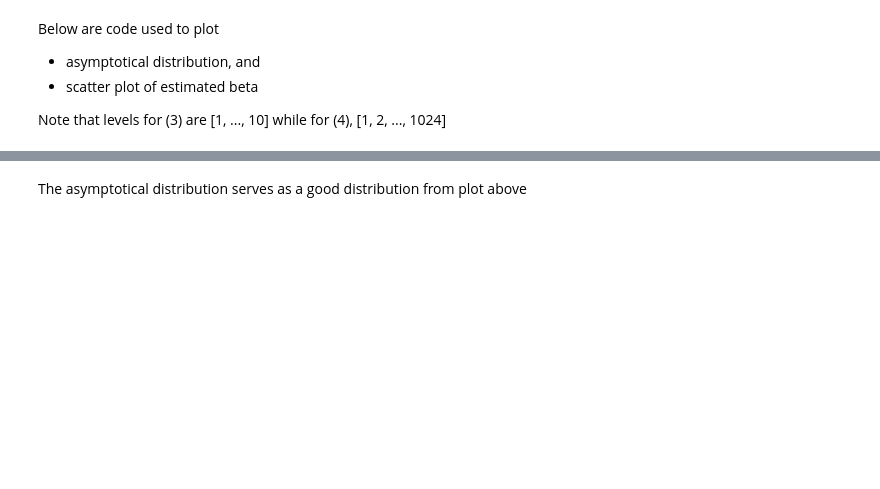
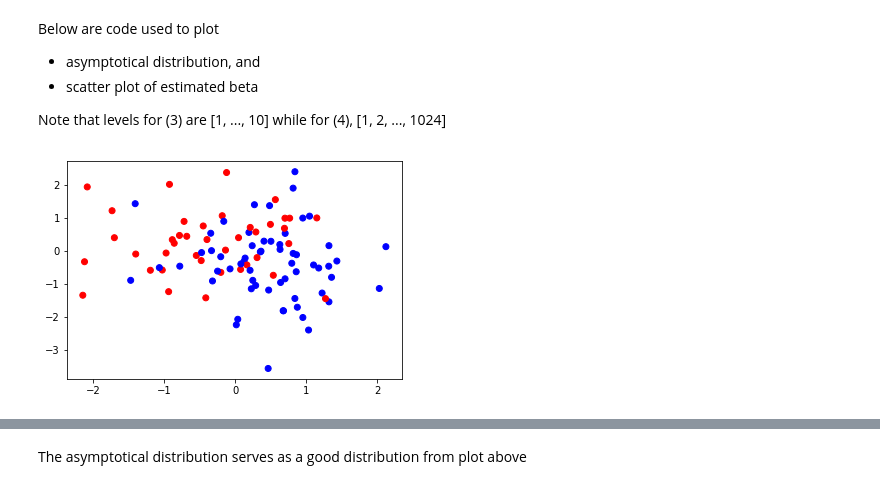
Before and after one commit to DanDoge/course_pku, a Jupyter notebook: Statistical Computing/homework/hw_1_2.ipynb, the cells around one changed output, grey strips where cells are left out. Saved outputs shown, nothing was run; the diff lists cells and outputs as text; code cells hidden in the pictures; blank space fills up the shorter version.

```diff
--- a/Statistical Computing/homework/hw_1_2.ipynb
+++ b/Statistical Computing/homework/hw_1_2.ipynb
@@ -42,5 +48,10 @@ def plot_new(X, weight, area, small_contour):
 # %%
 weight = np.empty(shape=(n, 2))
 for i in range(100):
     y = gen_label(X)
+    if(i == 0):
+        color = ['b' if y[i] == 0 else 'r' for i in range(0, 100)]
+        plt.scatter(X[:, 0], X[:, 1], color=color)
     weight[i] = IRLS(X, y)
+# %% [output]
+[figure, added]
```
Also changed, not shown: parts of 6 cells of this notebook, 10 other files.
